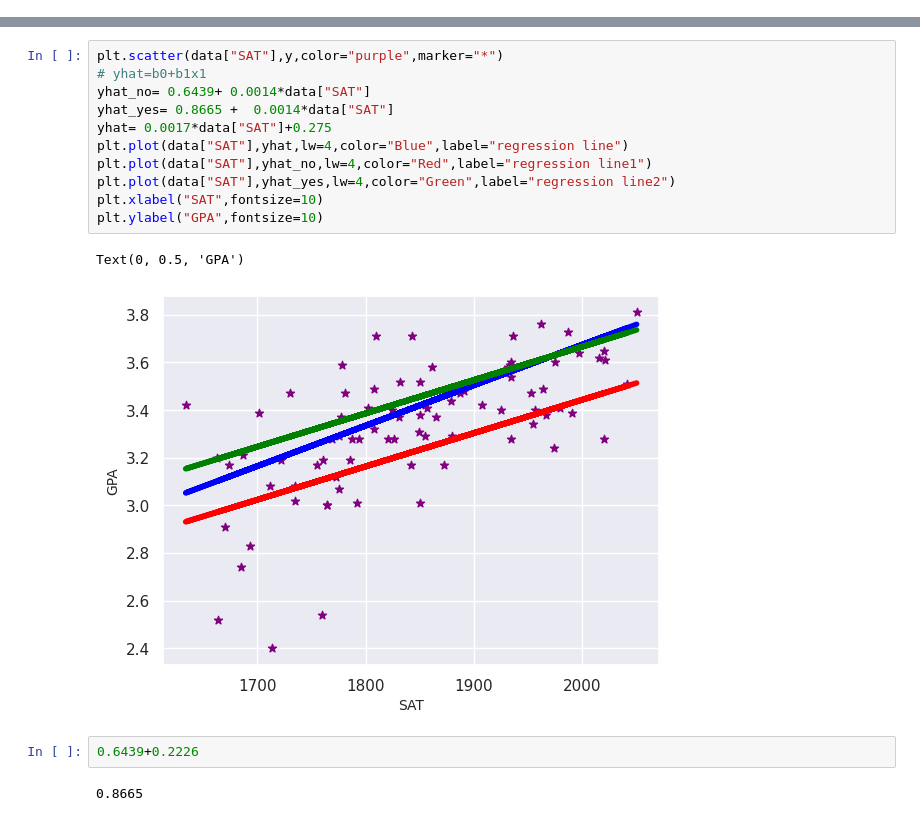
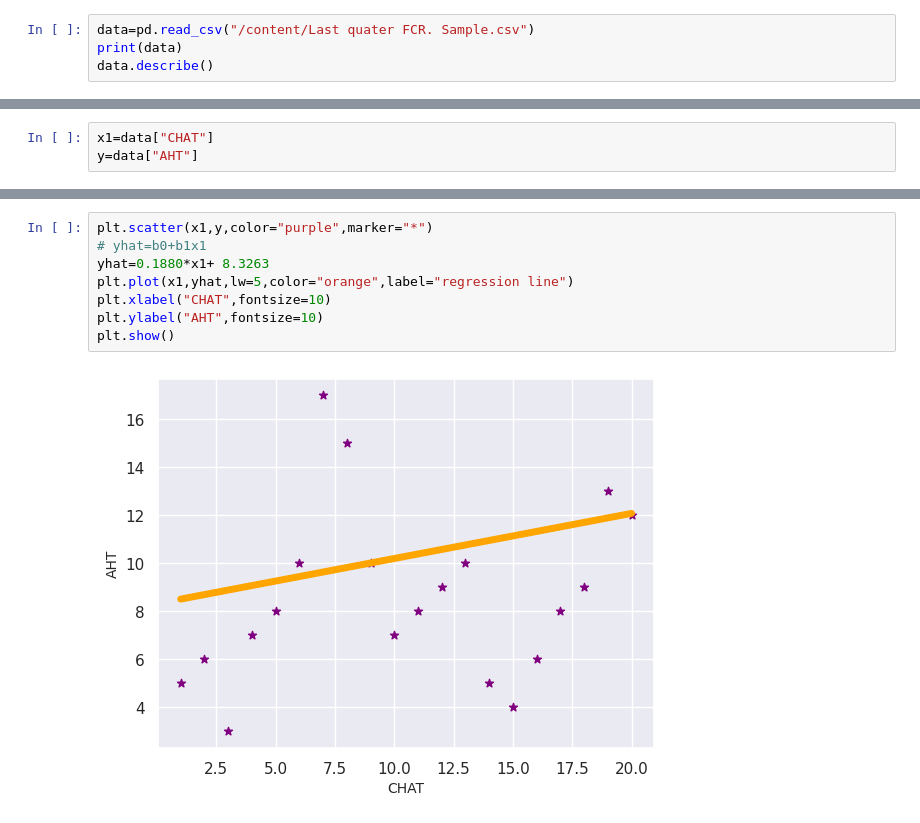
Before and after one commit to Pavancode-py/My-work-of-practice, a Jupyter notebook: Welcome_To_Colab.ipynb, the cells around one changed output, grey strips where cells are left out. Cells and saved outputs as stored; diff of their text form.

```diff
--- a/Welcome_To_Colab.ipynb
+++ b/Welcome_To_Colab.ipynb
@@ -60,0 +10,4 @@ x1=data[["SAT","Attendance"]]
+# %%
+data=pd.read_csv("/content/Last quater FCR. Sample.csv")
+print(data)
+data.describe()
@@ -60,0 +41,3 @@ x1=data[["SAT","Attendance"]]
+# %%
+x1=data["CHAT"]
+y=data["AHT"]
@@ -88,18 +75,10 @@ strong multicollinearity or other numerical problems.
 # %%
-plt.scatter(data["SAT"],y,color="purple",marker="*")
+plt.scatter(x1,y,color="purple",marker="*")
 # yhat=b0+b1x1
-yhat_no= 0.6439+ 0.0014*data["SAT"]
-yhat_yes= 0.8665 +  0.0014*data["SAT"]
-yhat= 0.0017*data["SAT"]+0.275
-plt.plot(data["SAT"],yhat,lw=4,color="Blue",label="regression line")
-plt.plot(data["SAT"],yhat_no,lw=4,color="Red",label="regression line1")
-plt.plot(data["SAT"],yhat_yes,lw=4,color="Green",label="regression line2")
-plt.xlabel("SAT",fontsize=10)
-plt.ylabel("GPA",fontsize=10)
+yhat=0.1880*x1+ 8.3263
+plt.plot(x1,yhat,lw=5,color="orange",label="regression line")
+plt.xlabel("CHAT",fontsize=10)
+plt.ylabel("AHT",fontsize=10)
+plt.show()
 # %% [output]
-Text(0, 0.5, 'GPA')
-[figure, old version]
+[figure, new version]
-# %%
-0.6439+0.2226
-# %% [output]
-0.8665
```
Also changed, not shown: parts of 8 cells of this notebook.
